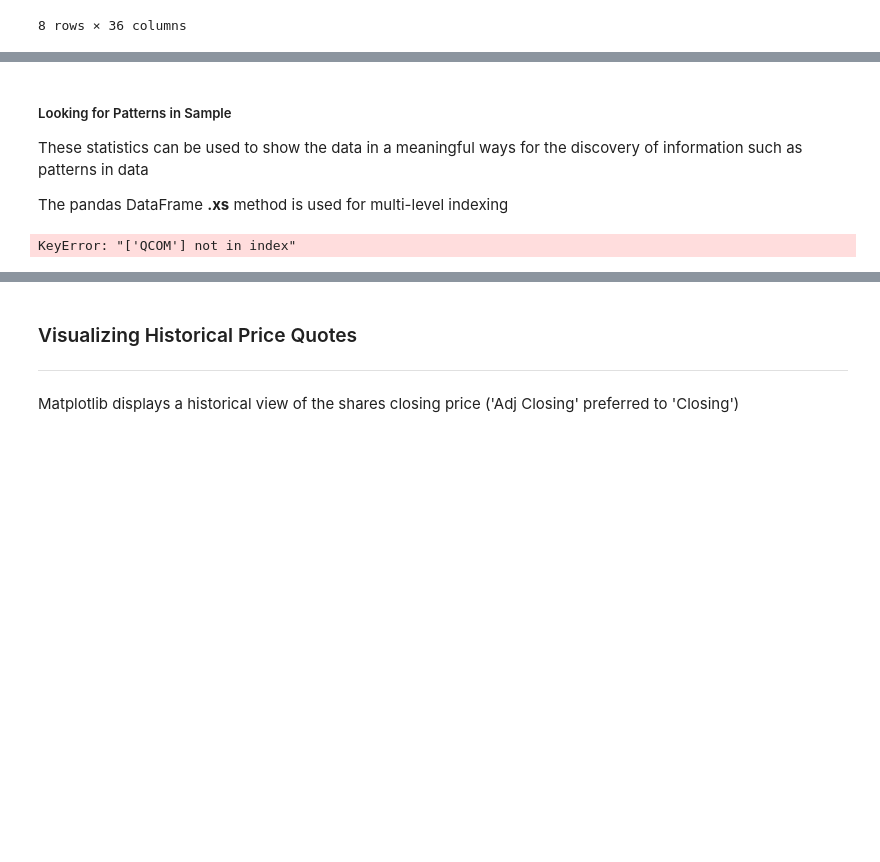
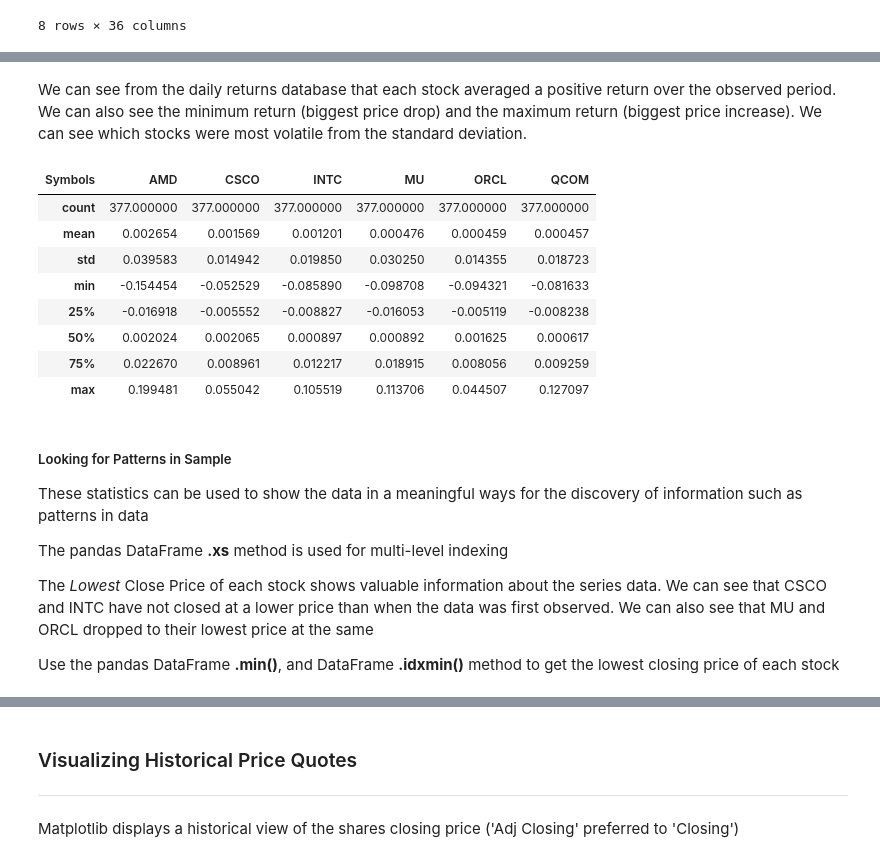
Before and after one commit to TrevorMcDougald/CS4315, a Jupyter notebook: Project.ipynb, the cells around one changed output, grey strips where cells are left out. Drawn from its saved outputs; the diff is of its cells as text; code cells hidden in the pictures; blank space fills up the shorter version.

Commit message:
Patterns observed from descriptive statistics

```diff
--- a/Project.ipynb
+++ b/Project.ipynb
@@ -134,9 +135,11 @@ the third dimension are the ticker identifiers.
 #  Stock tickers to retrieve historical index data
 ticker_index_data = ['AMD', 'CSCO', 'INTC', 'MU', 'ORCL', 'QCOM']
 
+start = '2017-10-10'
+end = '2019-04-10'
 #  Assign a database with historical stock quotes from Yahoo! Finance to each ticker
 for ticker in ticker_index_data:
-    globals()[ticker] = data.get_data_yahoo(ticker, '2017-10-10', '2019-04-10')
+    globals()[ticker] = data.get_data_yahoo(ticker, start, end)
                                                     #  Changed start to 1.5 years
 # %% [markdown]
 Use the pandas DataFrame **.tail()** method to show the most recent five rows of AMD stock
@@ -273,17 +283,39 @@ tech_stocks.describe()
+# %%
+#  Get the closing prices for each tech stock
+stock_closing_prices = data.DataReader(ticker_index_data, 'yahoo', start, end)['Adj Close']
+# %%
+#  Calculate the Daily Return for each stock
+tech_daily_returns = stock_closing_prices.pct_change()
+# %% [markdown]
+We can see from the daily returns database that each stock averaged a positive return over
+the observed period. We can also see the minimum return (biggest price drop) and the maximum
+return (biggest price increase). We can see which stocks were most volatile from the
+standard deviation.
+# %%
+#  Show daily returns
+tech_daily_returns.describe()
+# %% [output]
+| Symbols | AMD | CSCO | INTC | MU | ORCL | QCOM |
+| count | 377.000000 | 377.000000 | 377.000000 | 377.000000 | 377.000000 | 377.000000 |
+| mean | 0.002654 | 0.001569 | 0.001201 | 0.000476 | 0.000459 | 0.000457 |
+| std | 0.039583 | 0.014942 | 0.019850 | 0.030250 | 0.014355 | 0.018723 |
+| min | -0.154454 | -0.052529 | -0.085890 | -0.098708 | -0.094321 | -0.081633 |
+| 25% | -0.016918 | -0.005552 | -0.008827 | -0.016053 | -0.005119 | -0.008238 |
+| 50% | 0.002024 | 0.002065 | 0.000897 | 0.000892 | 0.001625 | 0.000617 |
+| 75% | 0.022670 | 0.008961 | 0.012217 | 0.018915 | 0.008056 | 0.009259 |
+| max | 0.199481 | 0.055042 | 0.105519 | 0.113706 | 0.044507 | 0.127097 |
 # %% [markdown]
 ##### Looking for Patterns in Sample
 These statistics can be used to show the data in a meaningful ways for the discovery
 of information such as patterns in data
 
 The pandas DataFrame **.xs** method is used for multi-level indexing
+
+
+
+The *Lowest* Close Price of each stock shows valuable information about the series data.
+We can see that CSCO and INTC have not closed at a lower price than when the data was first
+observed. We can also see that MU and ORCL dropped to their lowest price at the same
+
+Use the pandas DataFrame **.min()**, and DataFrame **.idxmin()** method to get the lowest closing
+price of each stock
-# %%
-#  Show the minimum closing price for each technology stock through the time period
-min_closing = pd.DataFrame()
-for stock in ticker_index_data:
-    min_closing[ticker_index_data+'_min_closing'] = tech_stocks[ticker_index_data]['Adj Close'].min()
-
-min_closing.head(6)
-
-#tech_stocks.xs(key='Close', axis=1, level=1).min().head(6)
-# %% [output]
-KeyError: "['QCOM'] not in index"
```
Also changed, not shown: parts of 3 cells of this notebook.
